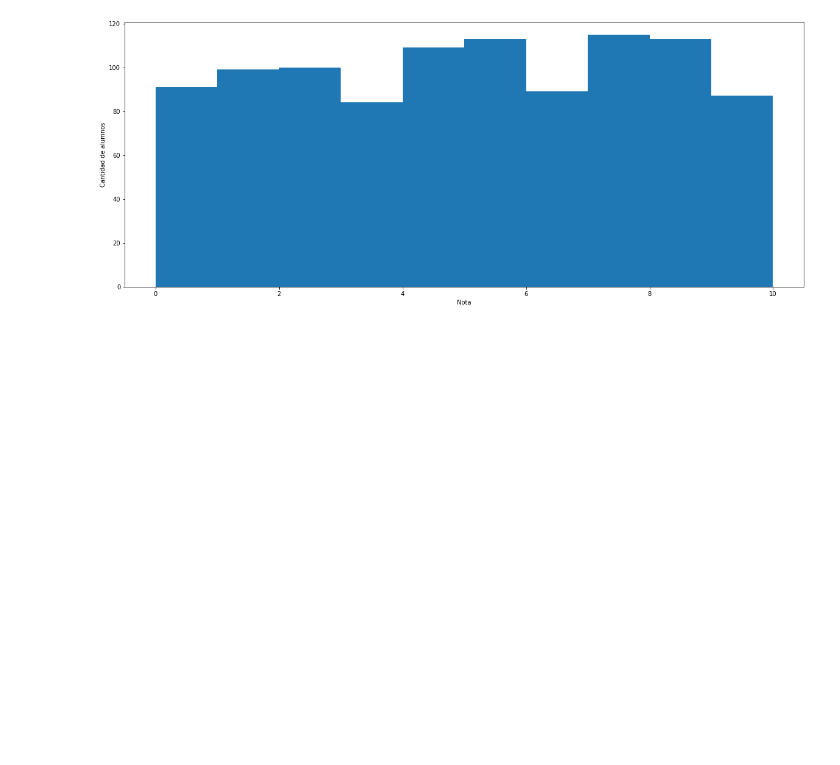
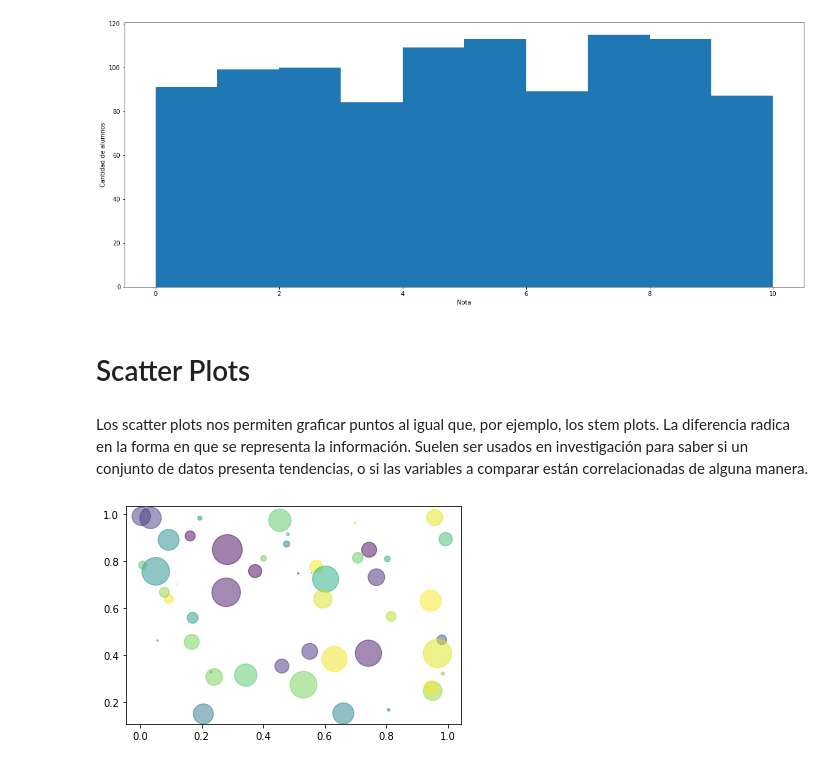
Before and after one commit to femaffi13/Python, a Jupyter notebook: ITBA/5- Matplotlib.ipynb, the cells around one changed output. Drawn from its saved outputs; the diff is of its cells as text; code cells hidden in the pictures; blank space fills up the shorter version.

```diff
--- a/ITBA/5- Matplotlib.ipynb
+++ b/ITBA/5- Matplotlib.ipynb
@@ -512,3 +512,20 @@ plt.savefig('notas.png')
 plt.show()
 # %% [output]
 [figure]
+# %% [markdown]
+# Scatter Plots
+# %% [markdown]
+Los scatter plots nos permiten graficar puntos al igual que, por ejemplo, los stem plots. La diferencia radica en la forma en que se representa la información. Suelen ser usados en investigación para saber si un conjunto de datos presenta tendencias, o si las variables a comparar están correlacionadas de alguna manera.
+# %%
+N = 50                              # Graficamos N puntos
+x = np.random.rand(N)               # Cada eje tiene N valores aleatorios
+y = np.random.rand(N)
+colors = np.random.rand(N)          # Los colores también son aleatorios
+area = (30 * np.random.rand(N))**2  # Al igual que el área de las circunferencias
+
+# Graficamos y en función de x, con las opciones de forma s, colores c, y transparencia alpha
+plt.scatter(x, y, s=area, c=colors, alpha=0.5)
+# Mostramos el gráfico
+plt.show()
+# %% [output]
+[figure, added]
```
Also changed, not shown: parts of 3 cells of this notebook.
